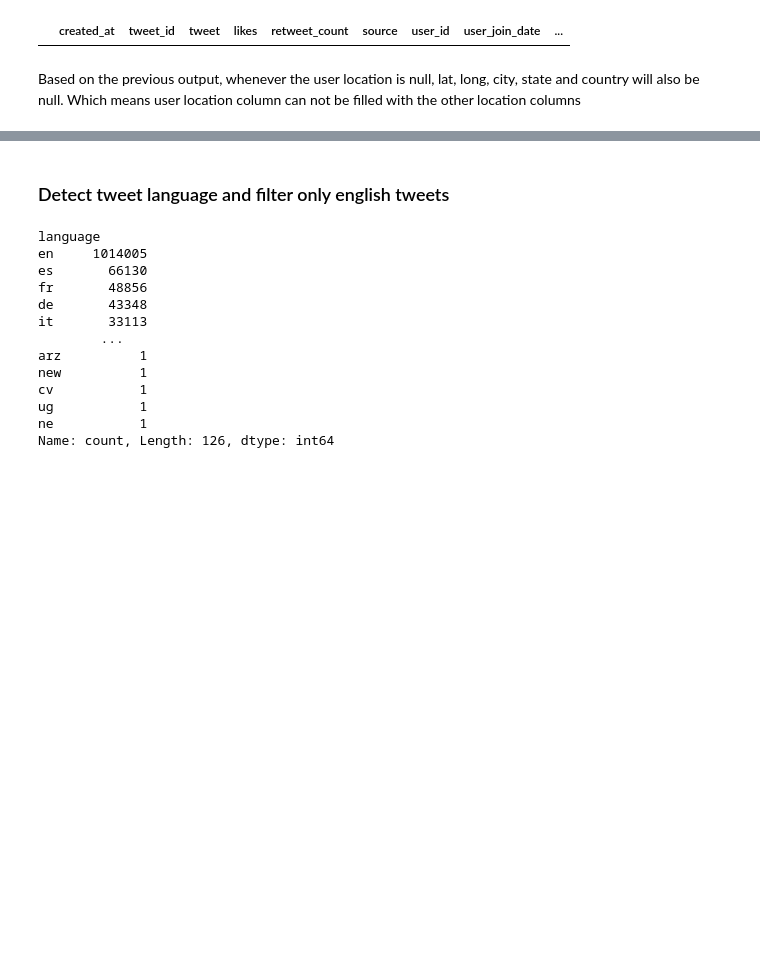
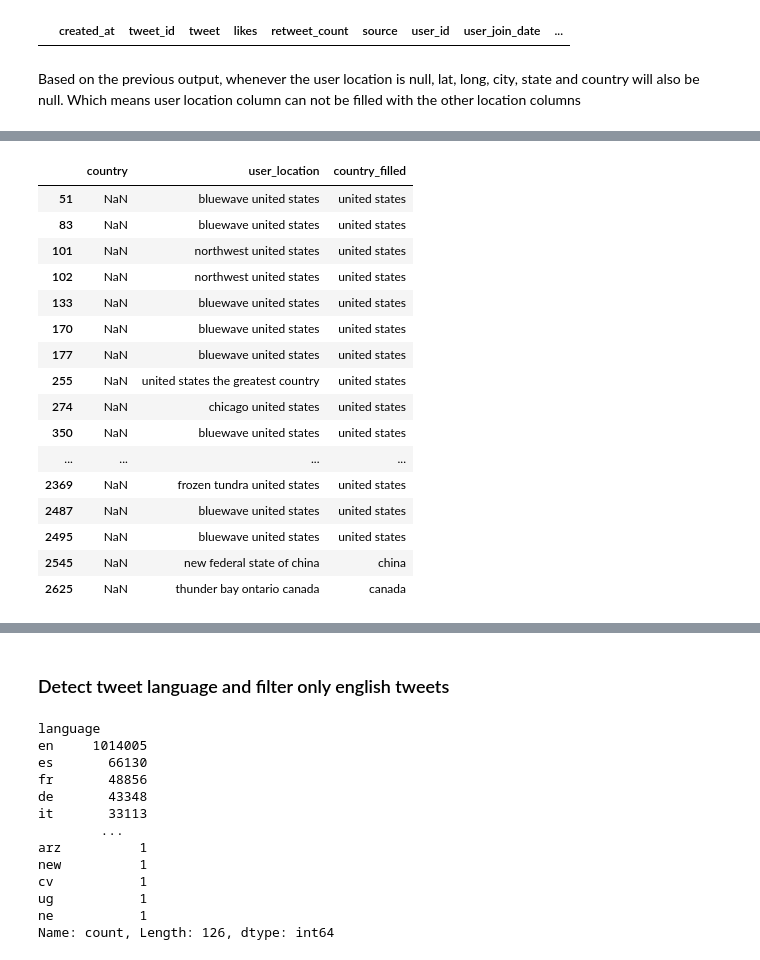
Before and after one commit to renatovfreitas/DataCircle_Twitter_Project, a Jupyter notebook: Data_Cleaning.ipynb, the cells around one changed output, grey strips where cells are left out. Saved outputs shown, nothing was run; the diff lists cells and outputs as text; code cells hidden in the pictures; blank space fills up the shorter version.

```diff
--- a/Data_Cleaning.ipynb
+++ b/Data_Cleaning.ipynb
@@ -267,0 +347,22 @@ Based on the previous output, whenever the user location is null, lat, long, cit
+# %%
+twitter_df["country_filled"] = twitter_df["country_filled"].str.lower().str.strip()
+# %%
+twitter_df.loc[(twitter_df['country'].isna()) & (~twitter_df['country_filled'].isna()),['country', 'user_location', 'country_filled']].head(50)
+# %% [output]
+|  | country | user_location | country_filled |
+| 51 | NaN | bluewave united states | united states |
+| 83 | NaN | bluewave united states | united states |
+| 101 | NaN | northwest united states | united states |
+| 102 | NaN | northwest united states | united states |
+| 133 | NaN | bluewave united states | united states |
+| 170 | NaN | bluewave united states | united states |
+| 177 | NaN | bluewave united states | united states |
+| 255 | NaN | united states the greatest country | united states |
+| 274 | NaN | chicago united states | united states |
+| 350 | NaN | bluewave united states | united states |
+| ... | ... | ... | ... |
+| 2369 | NaN | frozen tundra united states | united states |
+| 2487 | NaN | bluewave united states | united states |
+| 2495 | NaN | bluewave united states | united states |
+| 2545 | NaN | new federal state of china | china |
+| 2625 | NaN | thunder bay ontario canada | canada |
```
Also changed, not shown: parts of 20 cells of this notebook, 1 other file.
